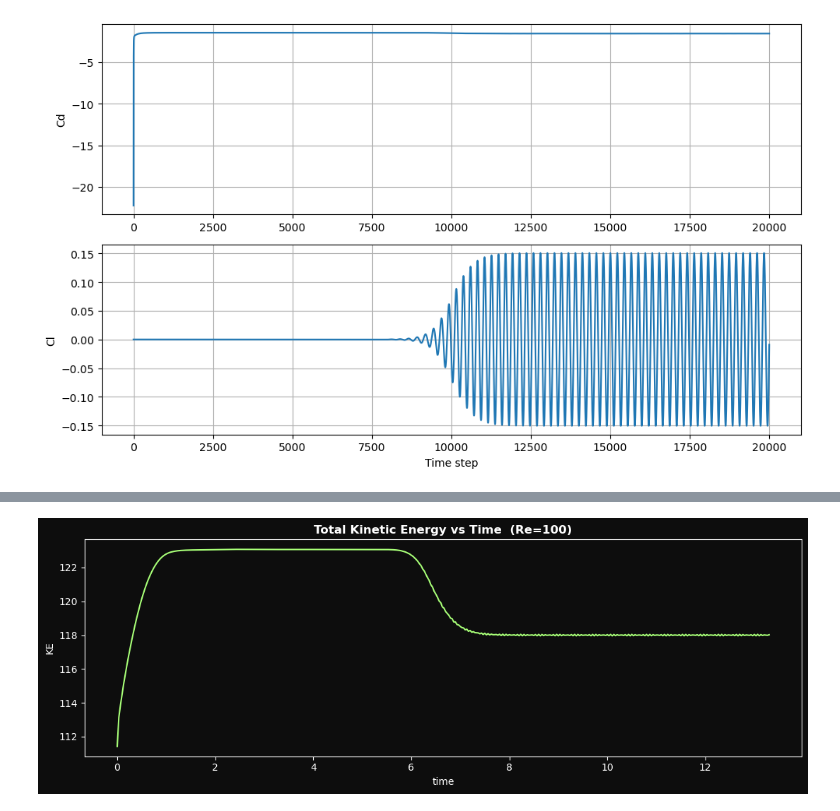
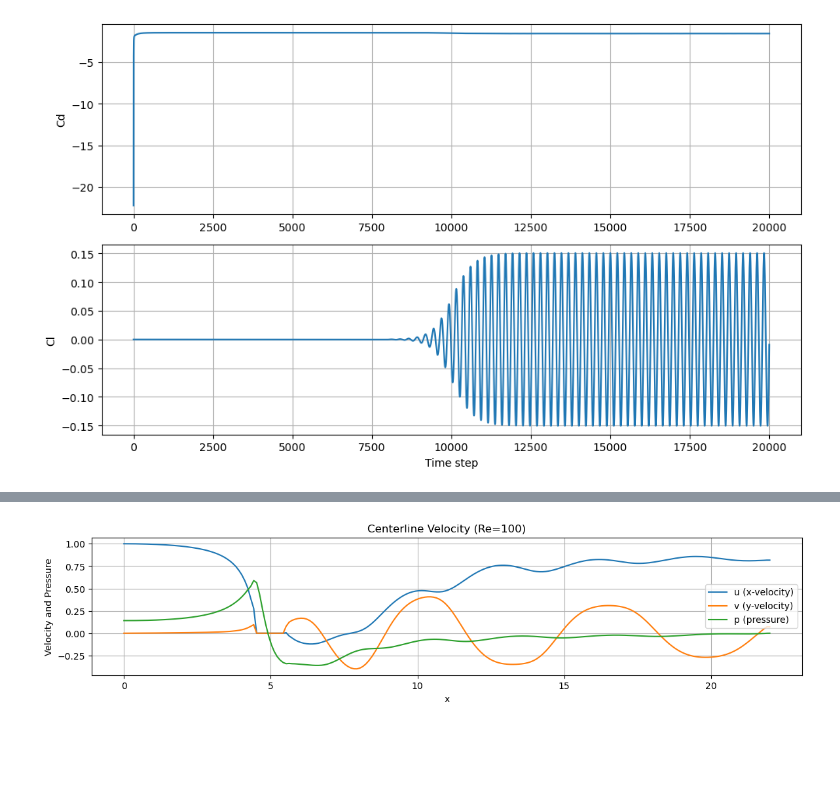
Before and after one commit to harishragul/cfd, a Jupyter notebook: exercise/cylinder_flow.ipynb, the cells around one changed output, grey strips where cells are left out. Cells and saved outputs as stored; diff of their text form; code cells hidden in the pictures; blank space fills up the shorter version.

```diff
--- a/exercise/cylinder_flow.ipynb
+++ b/exercise/cylinder_flow.ipynb
@@ -618,23 +365,16 @@ except Exception as e:
-# %%
-# ─────────────────────────────────────────────────────────────────────────────
-# 10. Kinetic Energy vs time
-# ─────────────────────────────────────────────────────────────────────────────
-try:
-    dx = X[0, 1] - X[0, 0]
-    dy = Y[1, 0] - Y[0, 0]
-    KE = [0.5 * np.sum(u_history[n]**2 + v_history[n]**2) * dx * dy
-          for n in range(len(u_history))]
-    t_arr = np.arange(len(KE)) * dt
-
-    fig, ax = plt.subplots(figsize=(11, 4))
-    fig.patch.set_facecolor(dark); dark_ax(ax)
-    ax.plot(t_arr, KE, color='#a8ff78', lw=1.5)
-    ax.set_xlabel('time'); ax.set_ylabel('KE')
-    ax.set_title(f'Total Kinetic Energy vs Time  (Re={Re})',
-                 color=txt, fontweight='bold')
-    plt.tight_layout(); plt.show()
-
-except Exception as e:
-    print(f"KE plot skipped: {e}")
-# %% [output]
-[figure, removed]
+# %%
+# centerline velocity and pressure history
+centerline_u = u[Ny//2, :]
+centerline_v = v[Ny//2, :]
+centerline_p = p[Ny//2, :]
+
+plt.figure(figsize=(14, 6))
+plt.subplot(2, 1, 1)
+plt.plot(x, centerline_u, label='u (x-velocity)')
+plt.plot(x, centerline_v, label='v (y-velocity)')
+plt.plot(x, centerline_p, label='p (pressure)')
+plt.title(f"Centerline Velocity (Re={Re})")
+plt.xlabel('x'); plt.ylabel('Velocity and Pressure')
+plt.legend(); plt.grid(True)
+# %% [output]
+[figure, added]
```
Also changed, not shown: parts of 13 cells of this notebook.
